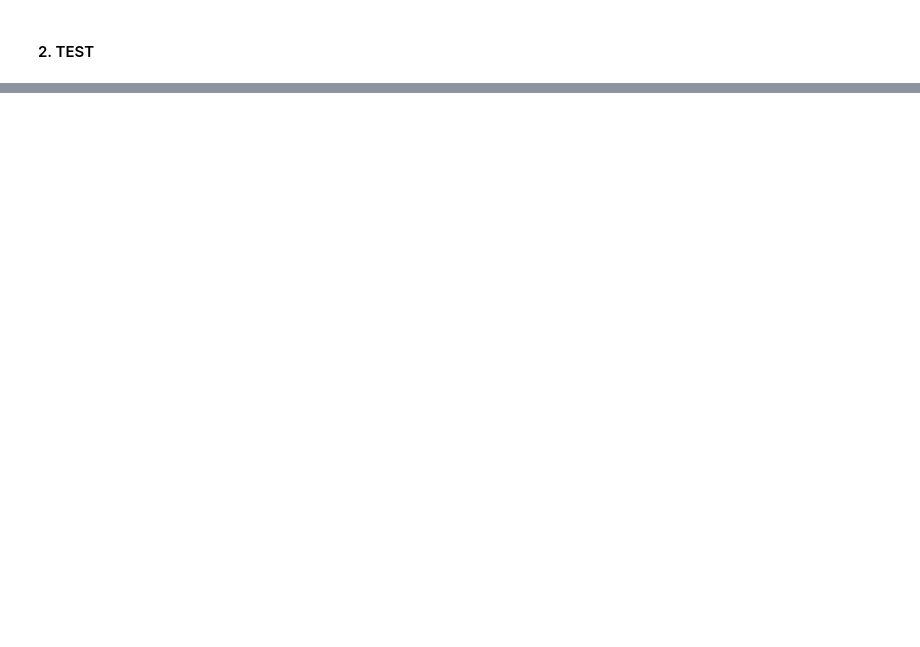
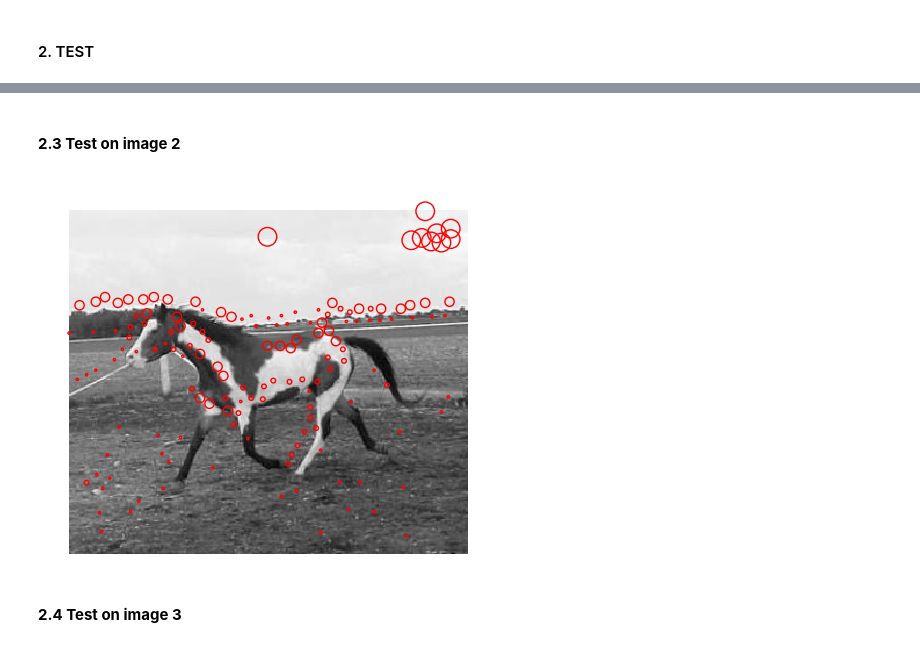
Before and after one commit to francealip/assignment_1_ISPR_23-24, a Jupyter notebook: src/LoG_detector.ipynb, the cells around one changed output, grey strips where cells are left out. Drawn from its saved outputs; the diff is of its cells as text; code cells hidden in the pictures; blank space fills up the shorter version.

Commit message:
code refactoring and imposting tests

```diff
--- a/src/LoG_detector.ipynb
+++ b/src/LoG_detector.ipynb
@@ -331,0 +289,13 @@ run_experiment(img3, sigma_zero, number_of_scales, number_of_maxima, threshold)
+# %% [markdown]
+<h4><b>2.3 Test on image 2</b></h4>
+# %%
+sigma_zero = 1
+number_of_scales = 5
+number_of_maxima = 500
+threshold = 8.5
+
+run_experiment(img2, sigma_zero, number_of_scales, number_of_maxima, threshold)
+# %% [output]
+[figure, added]
+# %% [markdown]
+<h4><b>2.4 Test on image 3</b></h4>
```
Also changed, not shown: parts of 13 cells of this notebook.
